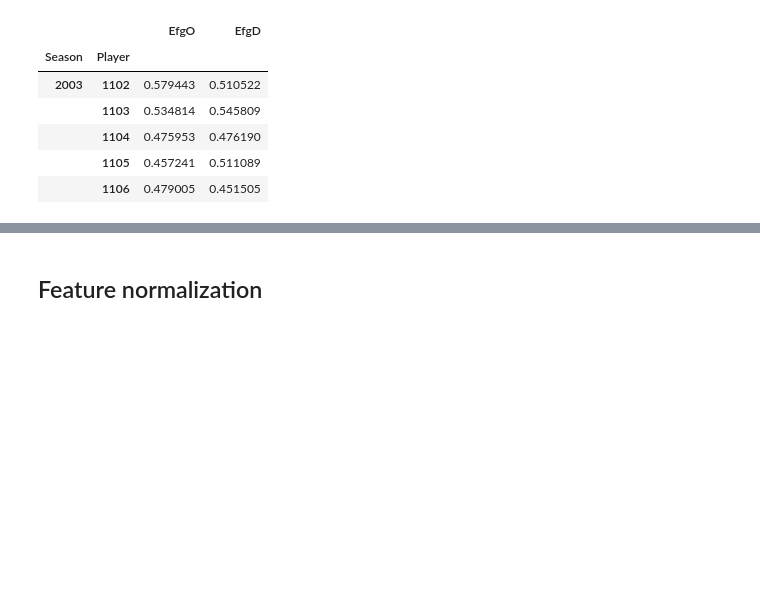
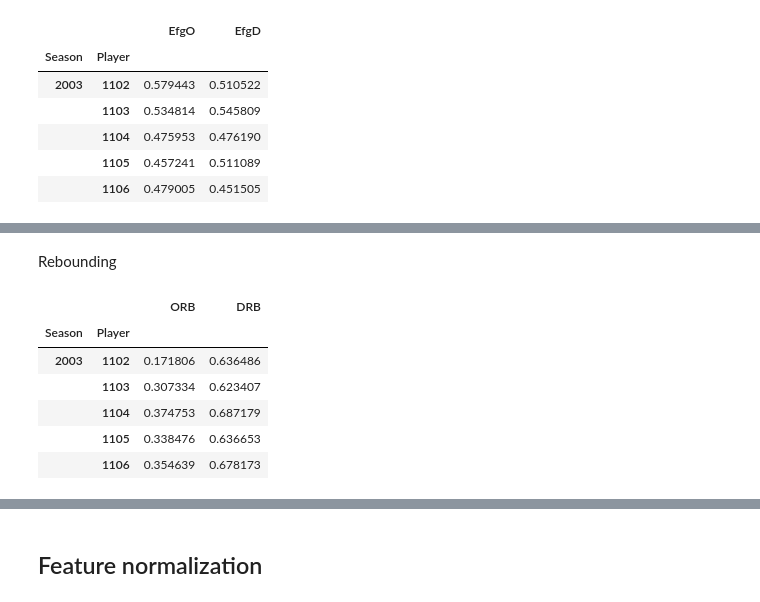
Before and after one commit to wattlebird/KaggleMarchMania2017, a Jupyter notebook: Main2.ipynb, the cells around one changed output, grey strips where cells are left out. Saved outputs shown, nothing was run; the diff lists cells and outputs as text; code cells hidden in the pictures; blank space fills up the shorter version.

```diff
--- a/Main2.ipynb
+++ b/Main2.ipynb
@@ -118,0 +138,17 @@ result = pd.merge(result, rst, left_on=['Season', 'Player'], right_index=True)
+# %% [markdown]
+Rebounding
+# %%
+t = new_regular[['Season', 'Player', 'Opponent', 'Wor', 'Wdr', 'Lor', 'Ldr']].copy()
+t["ORB"] = np.require(t["Wor"].values+t["Ldr"].values, dtype=np.float)
+t["DRB"] = np.require(t["Wdr"].values+t["Lor"].values, dtype=np.float)
+t = t.groupby(by=['Season', 'Player']).sum()
+rst = pd.DataFrame({'ORB': t['Wor']/t['ORB'], 'DRB': t['Wdr']/t['DRB']}, columns=['ORB', 'DRB'])
+rst.head()
+# %% [output]
+|  |  | ORB | DRB |
+| Season | Player |  |  |
+| 2003 | 1102 | 0.171806 | 0.636486 |
+|  | 1103 | 0.307334 | 0.623407 |
+|  | 1104 | 0.374753 | 0.687179 |
+|  | 1105 | 0.338476 | 0.636653 |
+|  | 1106 | 0.354639 | 0.678173 |
```
Also changed, not shown: parts of 10 cells of this notebook.
